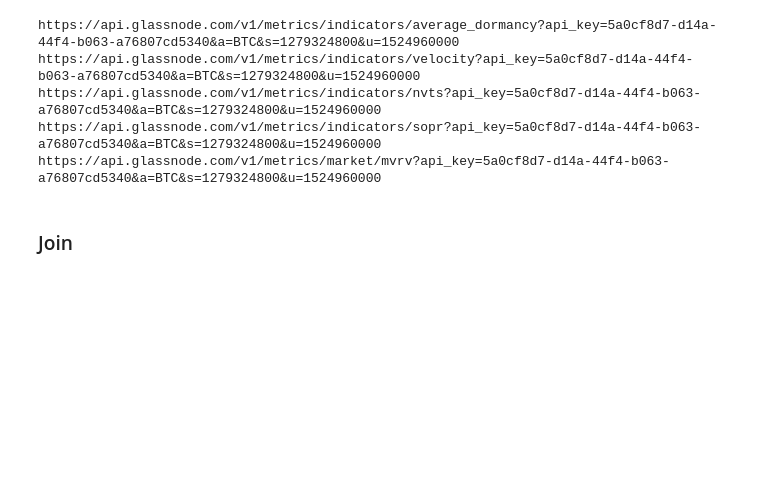
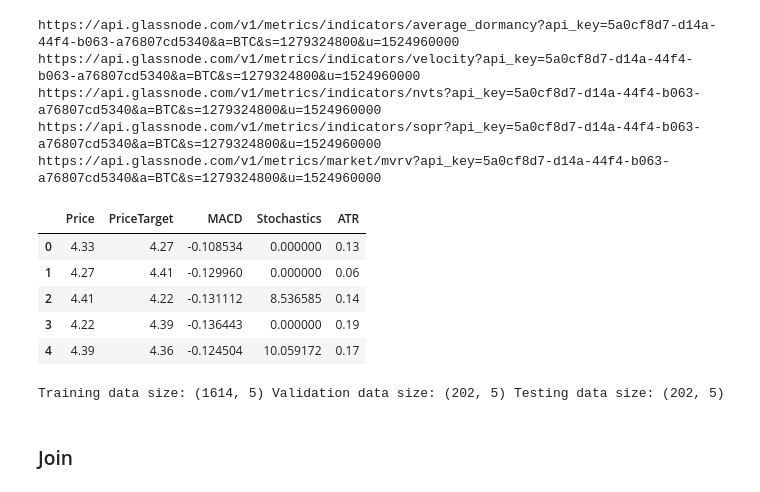
Before and after one commit to jadechip/on-chain-analytics-lstm, a Jupyter notebook: metrics.ipynb, the cells around one changed output. Cells and saved outputs as stored; diff of their text form; code cells hidden in the pictures; blank space fills up the shorter version.

```diff
--- a/metrics.ipynb
+++ b/metrics.ipynb
@@ -76,6 +76,25 @@ https://api.glassnode.com/v1/metrics/indicators/velocity?api_key=5a0cf8d7-d14a-4
 https://api.glassnode.com/v1/metrics/indicators/nvts?api_key=5a0cf8d7-d14a-44f4-b063-a76807cd5340&a=BTC&s=1279324800&u=1524960000
 https://api.glassnode.com/v1/metrics/indicators/sopr?api_key=5a0cf8d7-d14a-44f4-b063-a76807cd5340&a=BTC&s=1279324800&u=1524960000
 https://api.glassnode.com/v1/metrics/market/mvrv?api_key=5a0cf8d7-d14a-44f4-b063-a76807cd5340&a=BTC&s=1279324800&u=1524960000
+# %%
+dataset = pd.read_csv("https://github.com/alberduris/SirajsCodingChallenges/raw/master/Stock%20Market%20Prediction/Crypto/BTCUSD_TechnicalIndicators.csv")
+# %%
+dataset.head()
+# %% [output]
+|  | Price | PriceTarget | MACD | Stochastics | ATR |
+| 0 | 4.33 | 4.27 | -0.108534 | 0.000000 | 0.13 |
+| 1 | 4.27 | 4.41 | -0.129960 | 0.000000 | 0.06 |
+| 2 | 4.41 | 4.22 | -0.131112 | 8.536585 | 0.14 |
+| 3 | 4.22 | 4.39 | -0.136443 | 0.000000 | 0.19 |
+| 4 | 4.39 | 4.36 | -0.124504 | 10.059172 | 0.17 |
+# %%
+training_data, validation_data = train_test_split(dataset, test_size=0.2, shuffle=False)
+validation_data, testing_data = train_test_split(validation_data, test_size=0.5, shuffle=False)
+print(f"Training data size: {training_data.shape}",
+      f"Validation data size: {validation_data.shape}",
+      f"Testing data size: {testing_data.shape}")
+# %% [output]
+Training data size: (1614, 5) Validation data size: (202, 5) Testing data size: (202, 5)
 # %% [markdown]
 ### Join
 # %%
```
Also changed, not shown: parts of 25 cells of this notebook.
